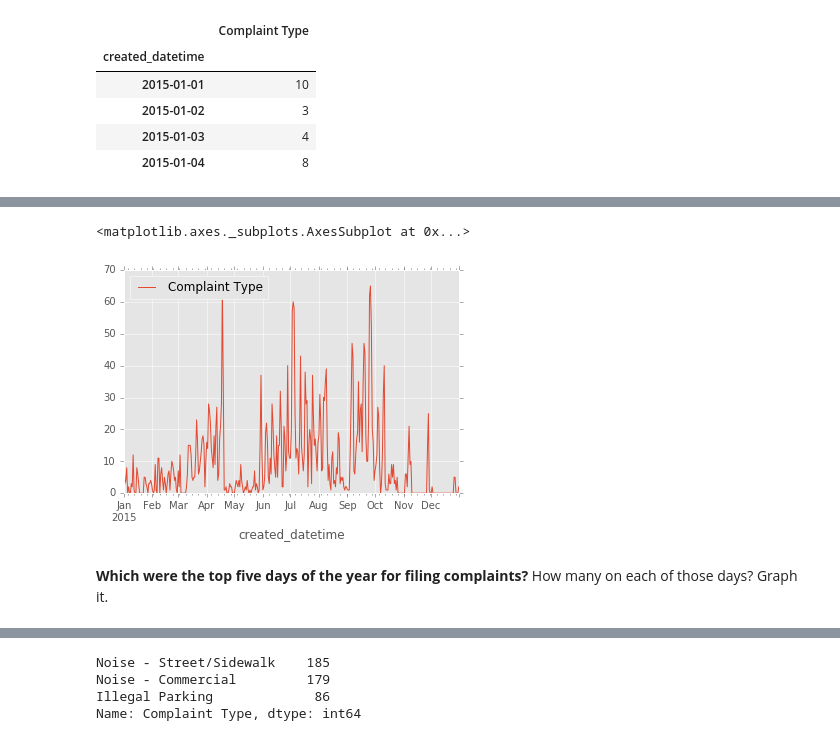
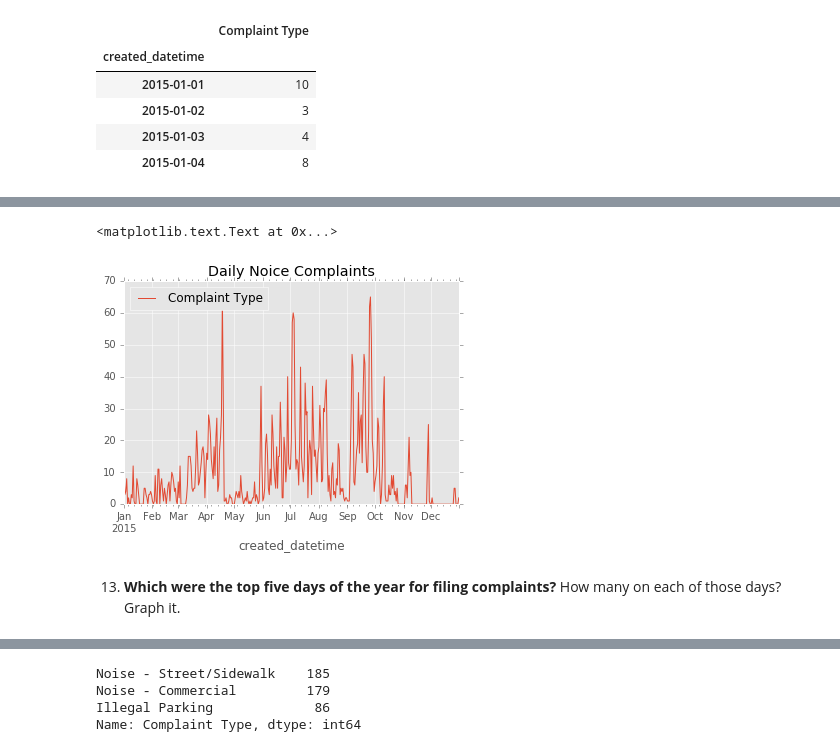
Before and after one commit to radhikapc/foundation-homework, a Jupyter notebook: homework12/311 time series homework.ipynb, the cells around one changed output, grey strips where cells are left out. Drawn from its saved outputs; the diff is of its cells as text; code cells hidden in the pictures.

```diff
--- a/homework12/311 time series homework.ipynb
+++ b/homework12/311 time series homework.ipynb
@@ -431,9 +439,10 @@ df_noice.resample('D').count().head(4)
 # %%
-df_noice.resample('D').count().plot(y='Complaint Type')
+ax = df_noice.resample('D').count().plot(y='Complaint Type')
+ax.set_title("Daily Noice Complaints")
 # %% [output]
-<matplotlib.axes._subplots.AxesSubplot at 0x...>
+<matplotlib.text.Text at 0x...>
-[figure, old version]
+[figure, new version]
 # %% [markdown]
-**Which were the top five days of the year for filing complaints?** How many on each of those days? Graph it.
+ 13) **Which were the top five days of the year for filing complaints?** How many on each of those days? Graph it.
 # %%
 top_days = find_noice.resample('D').count().sort_values('Complaint Type', ascending=False)
```
Also changed, not shown: parts of 41 cells of this notebook.
